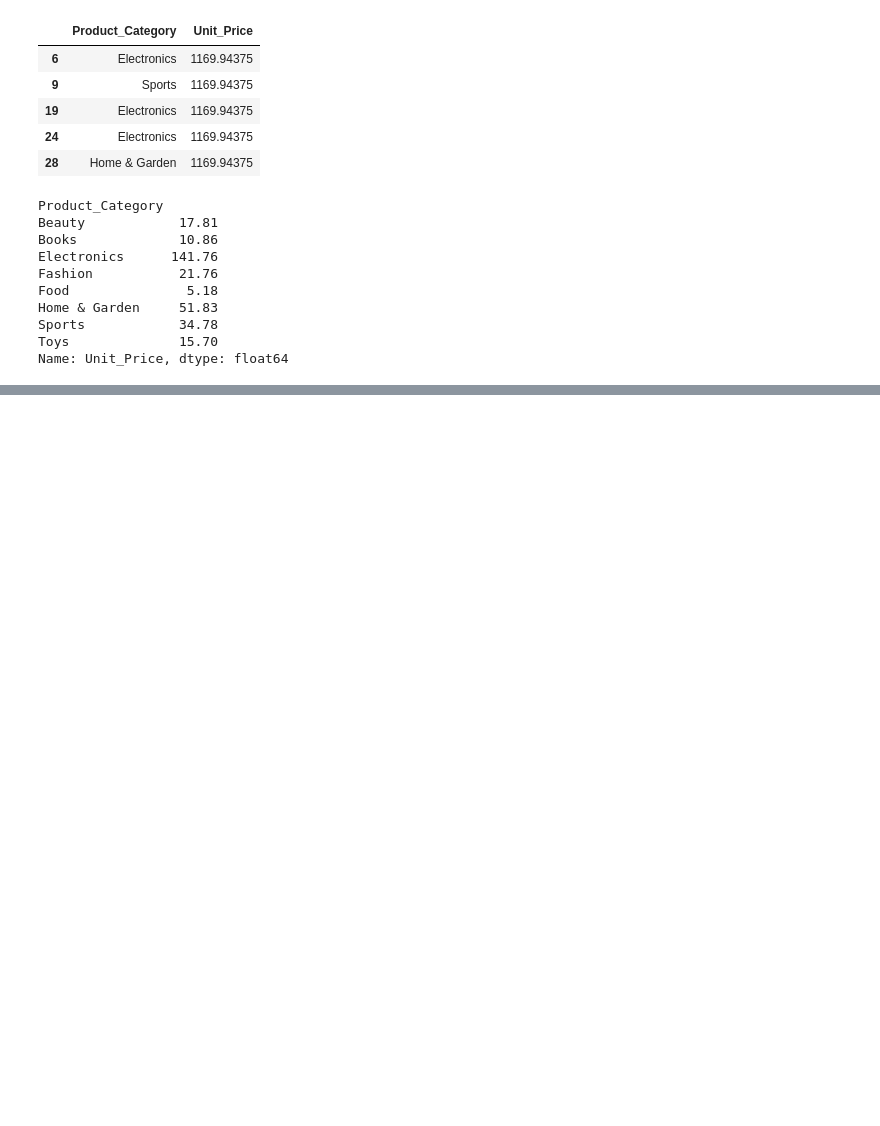
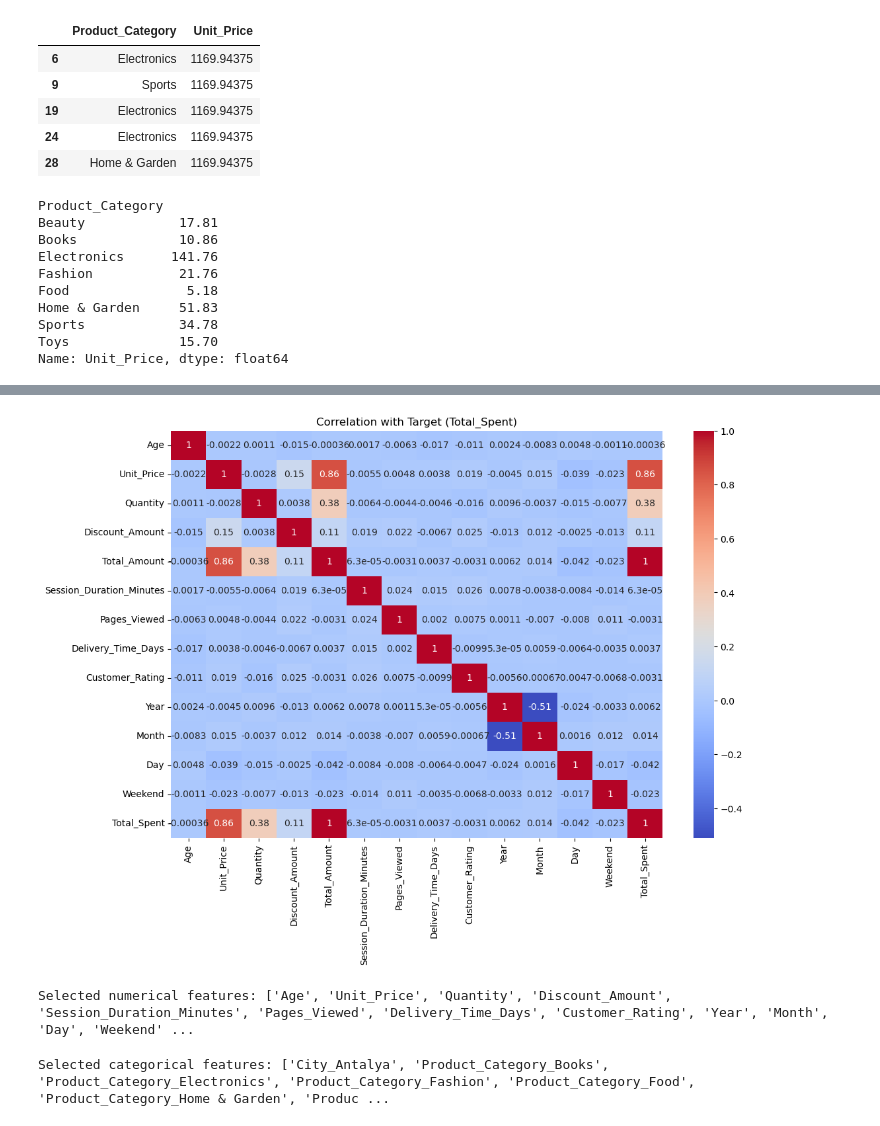
Before and after one commit to mohammed-fariz/project, a Jupyter notebook: supervised ml/customer lifetime value prediciton/data collection-checkpoint.ipynb, the cells around one changed output, grey strips where cells are left out. Cells and saved outputs as stored; diff of their text form; code cells hidden in the pictures; blank space fills up the shorter version.

Commit message:
eda and feature engineering

```diff
--- a/supervised ml/customer lifetime value prediciton/data collection-checkpoint.ipynb
+++ b/supervised ml/customer lifetime value prediciton/data collection-checkpoint.ipynb
@@ -518,0 +527,6 @@ from sklearn.feature_selection import f_regression,SelectKBest
+# %%
+# C# Step 1: Aggregate Total_Amount per customer
+total_spent = df.groupby('Customer_ID')['Total_Amount'].sum()
+
+# Step 2: Create new feature Total_Spent in df using map()
+df['Total_Spent'] = df['Customer_ID'].map(total_spent)
@@ -518,0 +585,4 @@ from sklearn.feature_selection import f_regression,SelectKBest
+# %%
+# using numerical variables to scaling the numerical values it comes under feature engineering
+scaler=StandardScaler()
+df[num_cols] = scaler.fit_transform(df[num_cols])
@@ -518,0 +605,13 @@ from sklearn.feature_selection import f_regression,SelectKBest
+# %%
+import pandas as pd
+
+cat_cols = ['Gender', 'City', 'Product_Category', 'Payment_Method', 'Device_Type', 'Is_Returning_Customer']
+
+# One-hot encode categorical columns and drop first to avoid dummy variable trap
+df = pd.get_dummies(df, columns=cat_cols, drop_first=True)
+
+# Optional: convert boolean columns to 0/1 integers
+dummy_cols = [col for col in df.columns if any(c in col for c in cat_cols)]
+df[dummy_cols] = df[dummy_cols].astype(int)
+
+print("Categorical columns successfully one-hot encoded. New shape:", df.shape)
@@ -518,0 +630,18 @@ from sklearn.feature_selection import f_regression,SelectKBest
+# %%
+import seaborn as sns
+import matplotlib.pyplot as plt
+
+num_cols = ['Age', 'Unit_Price', 'Quantity', 'Discount_Amount','Total_Amount',
+            'Session_Duration_Minutes', 'Pages_Viewed', 'Delivery_Time_Days',
+            'Customer_Rating', 'Year', 'Month', 'Day', 'Weekend']
+
+target = ['Total_Spent']   # MUST be a list, correct column name
+
+corr = df[num_cols + target].corr()
+
+plt.figure(figsize=(12, 8))
+sns.heatmap(corr, annot=True, cmap="coolwarm")
+plt.title("Correlation with Target (Total_Spent)")
+plt.show()
+# %% [output]
+[figure, added]
@@ -518,0 +650,35 @@ from sklearn.feature_selection import f_regression,SelectKBest
+# %%
+import pandas as pd
+
+# Assuming num_cols contains your numerical features
+numerical_corr = df[num_cols + [target_col]].corr()[target_col].drop(target_col)
+
+# Select features with absolute correlation > threshold (e.g., 0.05)
+selected_num_features = numerical_corr[abs(numerical_corr) > 0.05].index.tolist()
+print("Selected numerical features:", selected_num_features)
+# %% [output]
+Selected numerical features: ['Age', 'Unit_Price', 'Quantity', 'Discount_Amount', 'Session_Duration_Minutes', 'Pages_Viewed', 'Delivery_Time_Days', 'Customer_Rating', 'Year', 'Month', 'Day', 'Weekend' ...
+# %%
+from sklearn.feature_selection import f_regression
+
+# Select already one-hot encoded categorical columns
+cat_cols_encoded = [col for col in df.columns if any(c + "_" in col for c in cat_cols)]
+
+X_cat = df[cat_cols_encoded]
+y = df[target_col]
+
+# Run F-test
+f_scores, p_values = f_regression(X_cat, y)
+
+# Create results dataframe
+anova_results = pd.DataFrame({
+    'Feature': X_cat.columns,
+    'F_score': f_scores,
+    'p_value': p_values
+})
+
+# Select features with p-value < 0.05
+selected_cat_features = anova_results[anova_results['p_value'] < 0.05]['Feature'].tolist()
+print("Selected categorical features:", selected_cat_features)
+# %% [output]
+Selected categorical features: ['City_Antalya', 'Product_Category_Books', 'Product_Category_Electronics', 'Product_Category_Fashion', 'Product_Category_Food', 'Product_Category_Home & Garden', 'Produc ...
```
Also changed, not shown: parts of 17 cells of this notebook.
